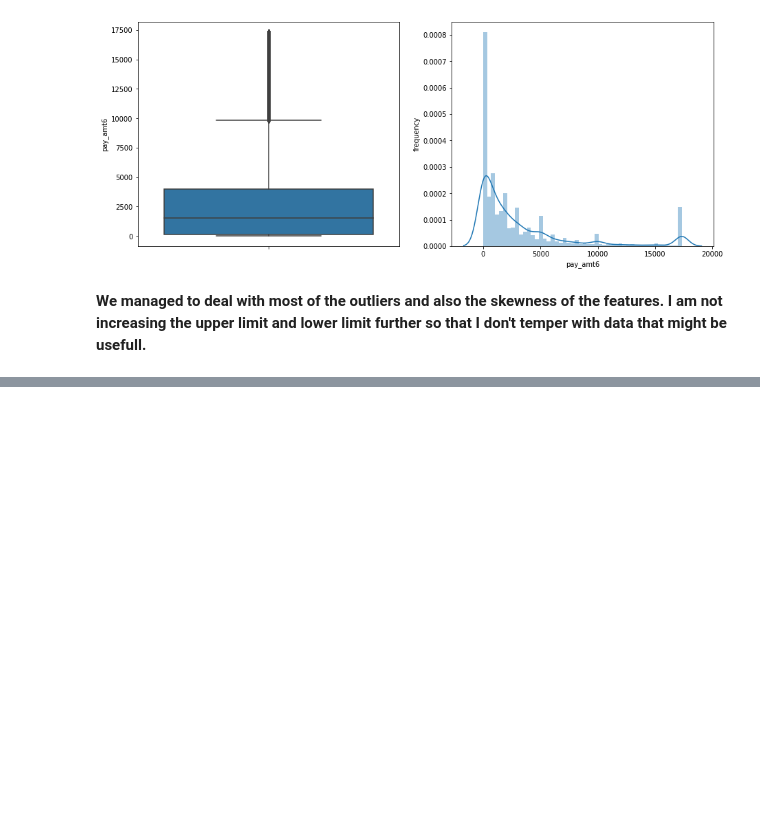
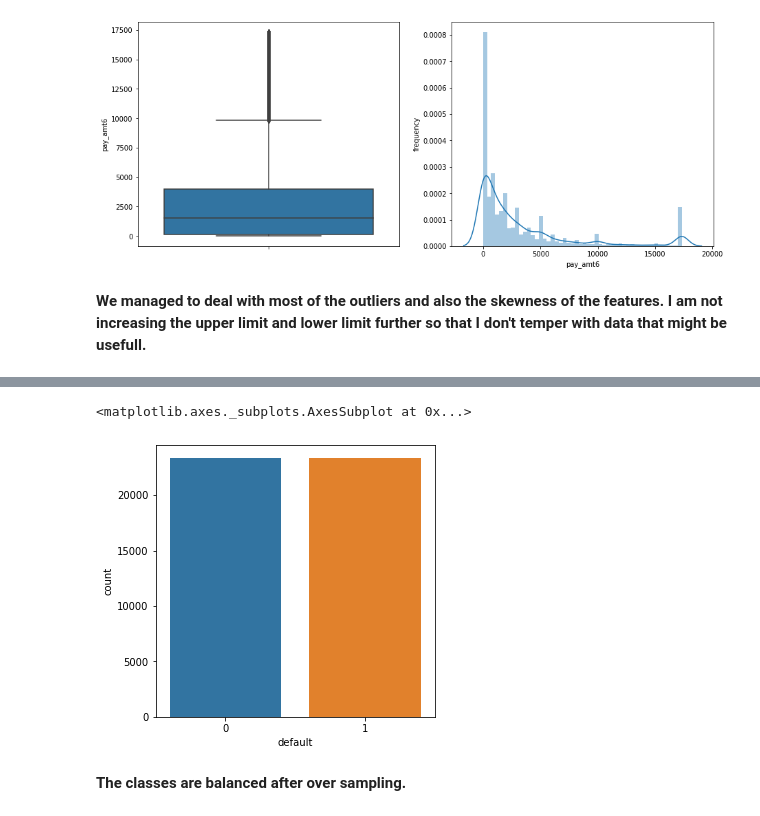
Before and after one commit to iamNirmeshGupta/Credit-Card-Default-Prediction, a Jupyter notebook: Credit_Card_Default_Prediction_Nirmesh_Gupta_Individual_Notebook.ipynb, the cells around one changed output, grey strips where cells are left out. Drawn from its saved outputs; the diff is of its cells as text; code cells hidden in the pictures; blank space fills up the shorter version.

```diff
--- a/Credit_Card_Default_Prediction_Nirmesh_Gupta_Individual_Notebook.ipynb
+++ b/Credit_Card_Default_Prediction_Nirmesh_Gupta_Individual_Notebook.ipynb
@@ -723,0 +823,21 @@ Name: age, dtype: int64
+# %%
+# Using SMOTE to balance the classes
+
+# Importing SMOTE
+from imblearn.over_sampling import SMOTE
+
+# Initialise smote object
+smote = SMOTE()
+
+# Separate independent and dependent variables
+X = df2.drop(columns=['default'])
+y = df2['default']
+
+# Fit predictor and target variable
+x_smote, y_smote = smote.fit_resample(X,y)
+# %%
+# Combine balanced X and y
+df_final = pd.DataFrame(x_smote, columns=df2.drop(['default'],axis = 1).columns)
+df_final['default'] = y_smote
+
+df_final.head()
@@ -723,0 +852,9 @@ Name: age, dtype: int64
+# %%
+#plot to check if the dataframe is balanced after smote
+plt.figure(figsize=(5,5))
+sns.countplot('default', data = df_final)
+# %% [output]
+<matplotlib.axes._subplots.AxesSubplot at 0x...>
+[figure, added]
+# %% [markdown]
+**The classes are balanced after over sampling.**
```
Also changed, not shown: parts of 48 cells of this notebook.
